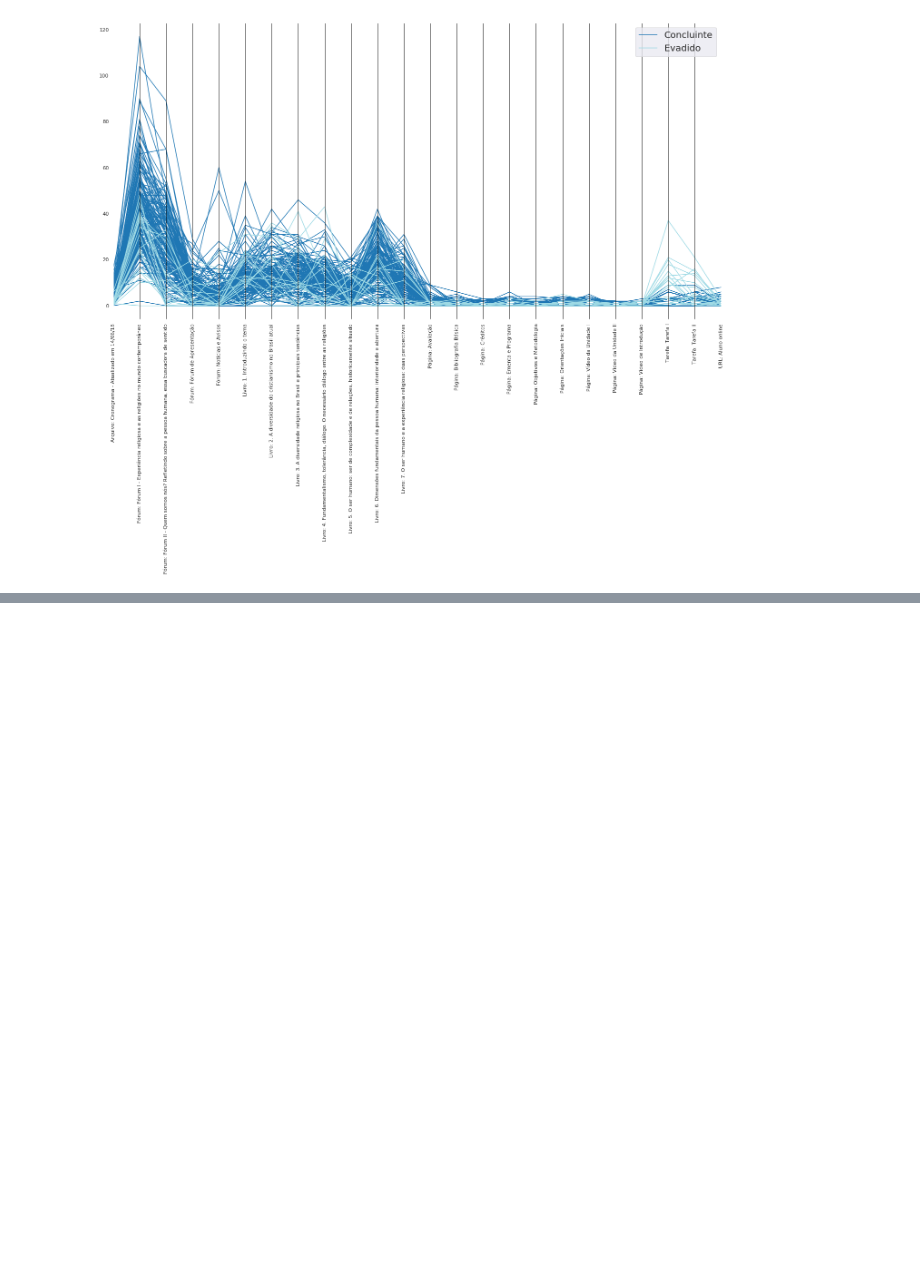
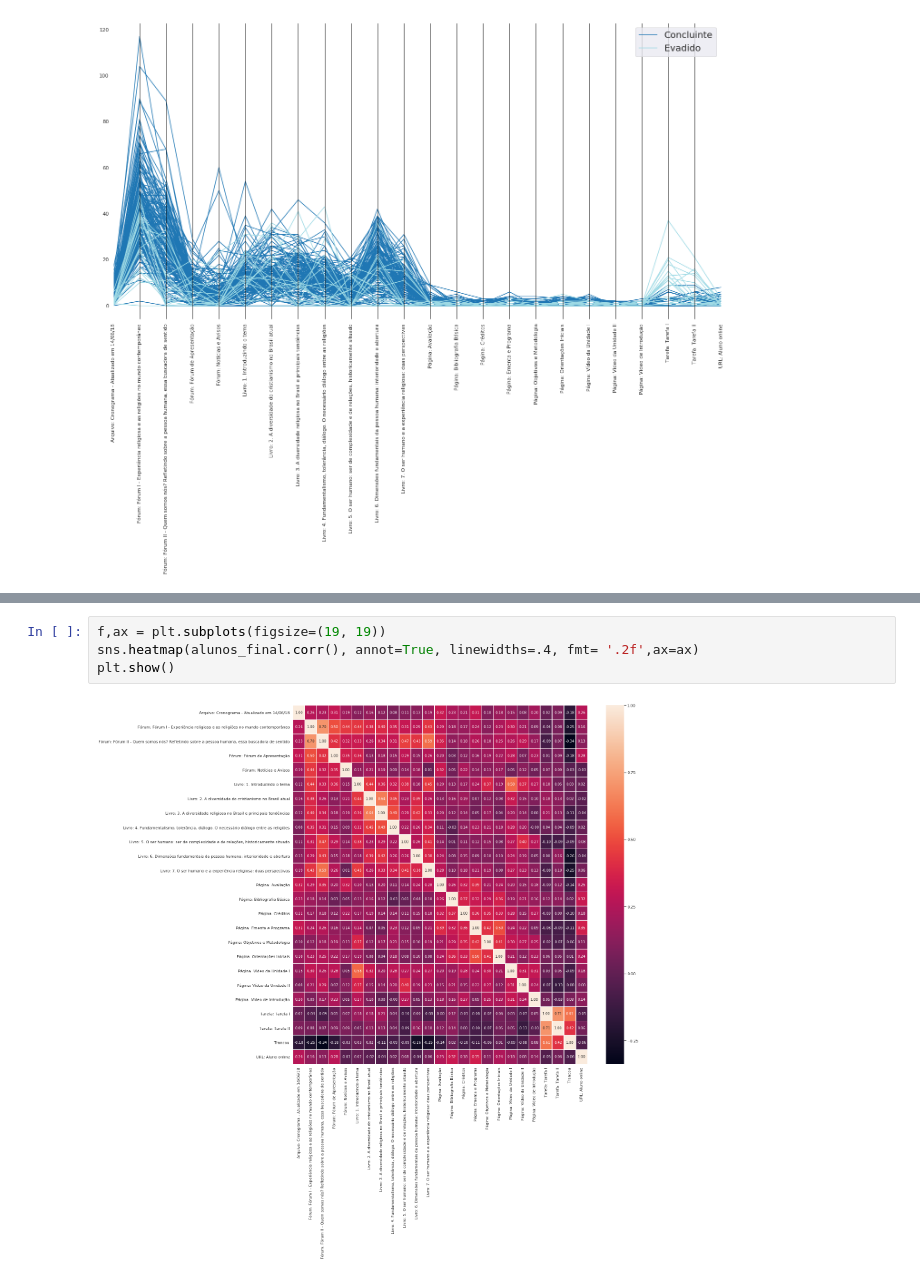
Before and after one commit to rrm86/CRE_Analysis, a Jupyter notebook: analise.ipynb, the cells around one changed output, grey strips where cells are left out. Drawn from its saved outputs; the diff is of its cells as text; blank space fills up the shorter version.

Commit message:
Plot correlation matrix

```diff
--- a/analise.ipynb
+++ b/analise.ipynb
@@ -490,0 +512,6 @@ Leg.get_texts()[1].set_text('Evadido')
+# %%
+f,ax = plt.subplots(figsize=(19, 19))
+sns.heatmap(alunos_final.corr(), annot=True, linewidths=.4, fmt= '.2f',ax=ax)
+plt.show()
+# %% [output]
+[figure, added]
```
Also changed, not shown: parts of 3 cells of this notebook.
